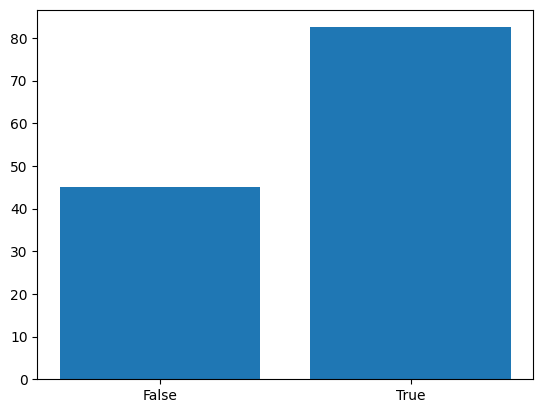
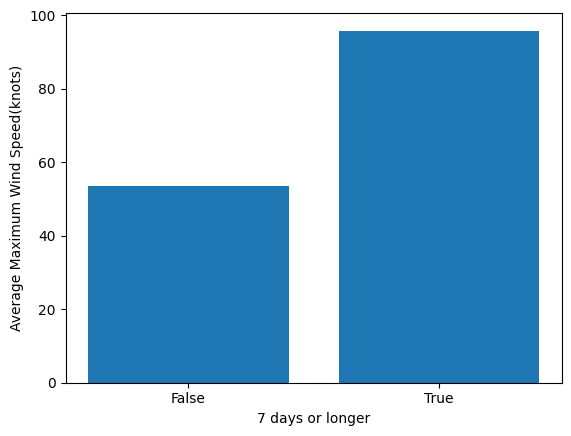
The notebook cell's code change between the first figure and the second:
--- before
+++ after
@@ -1,4 +1,7 @@
-df_plot[['longer','avg_max_wind_knots']]
+df_plot[['longer','avg_avg_wind_knots']]
 
 #longer is a boolean, so the x axis would be numbers(neg for false, pos for true), so you have to convert it into a str
 plt.bar(df_plot['longer'].astype(str), df_plot['avg_max_wind_knots'])
+
+plt.xlabel('7 days or longer')
+plt.ylabel('Average Maximum Wind Speed(knots)')

Commit: Created using Colab